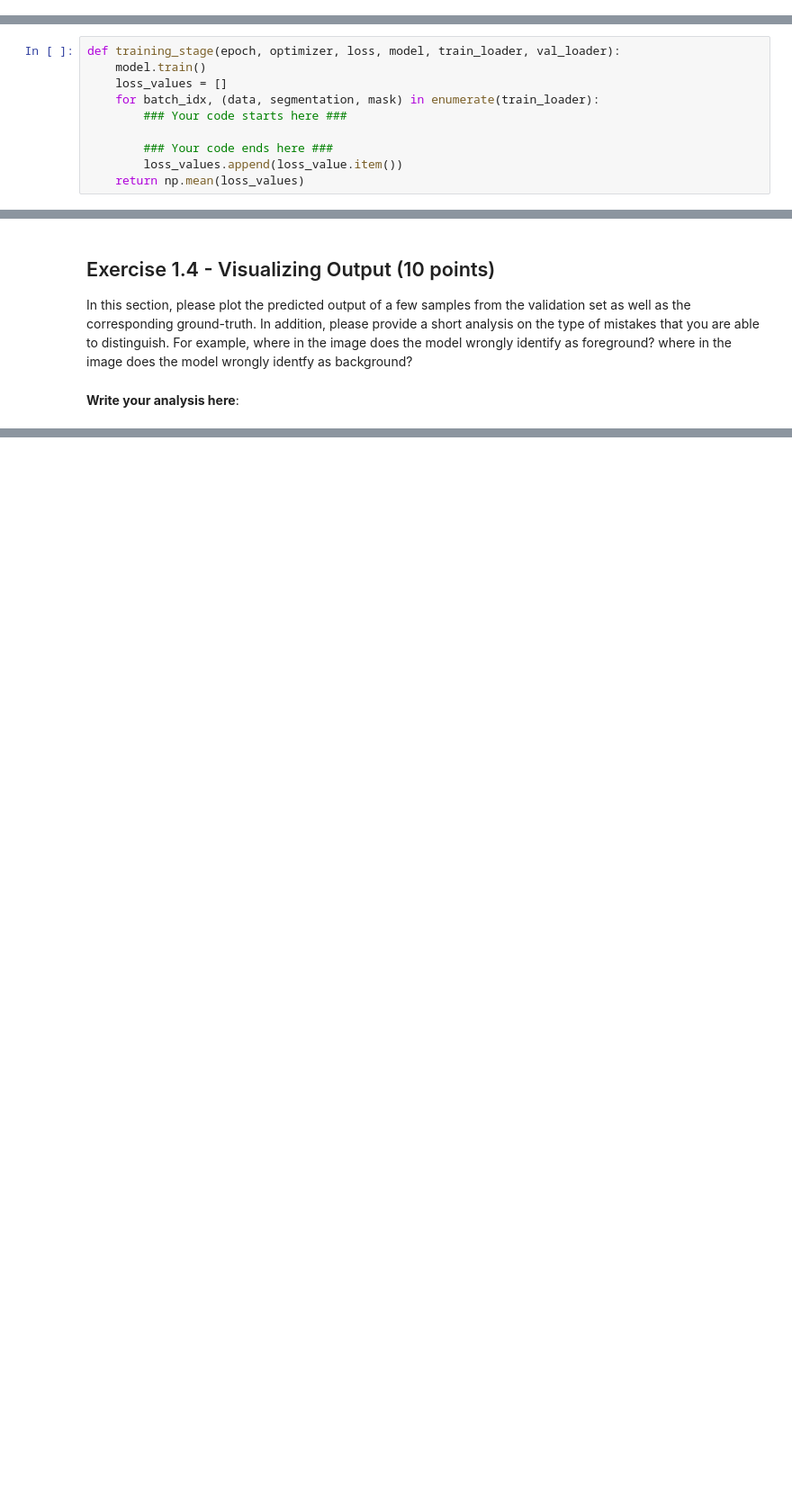
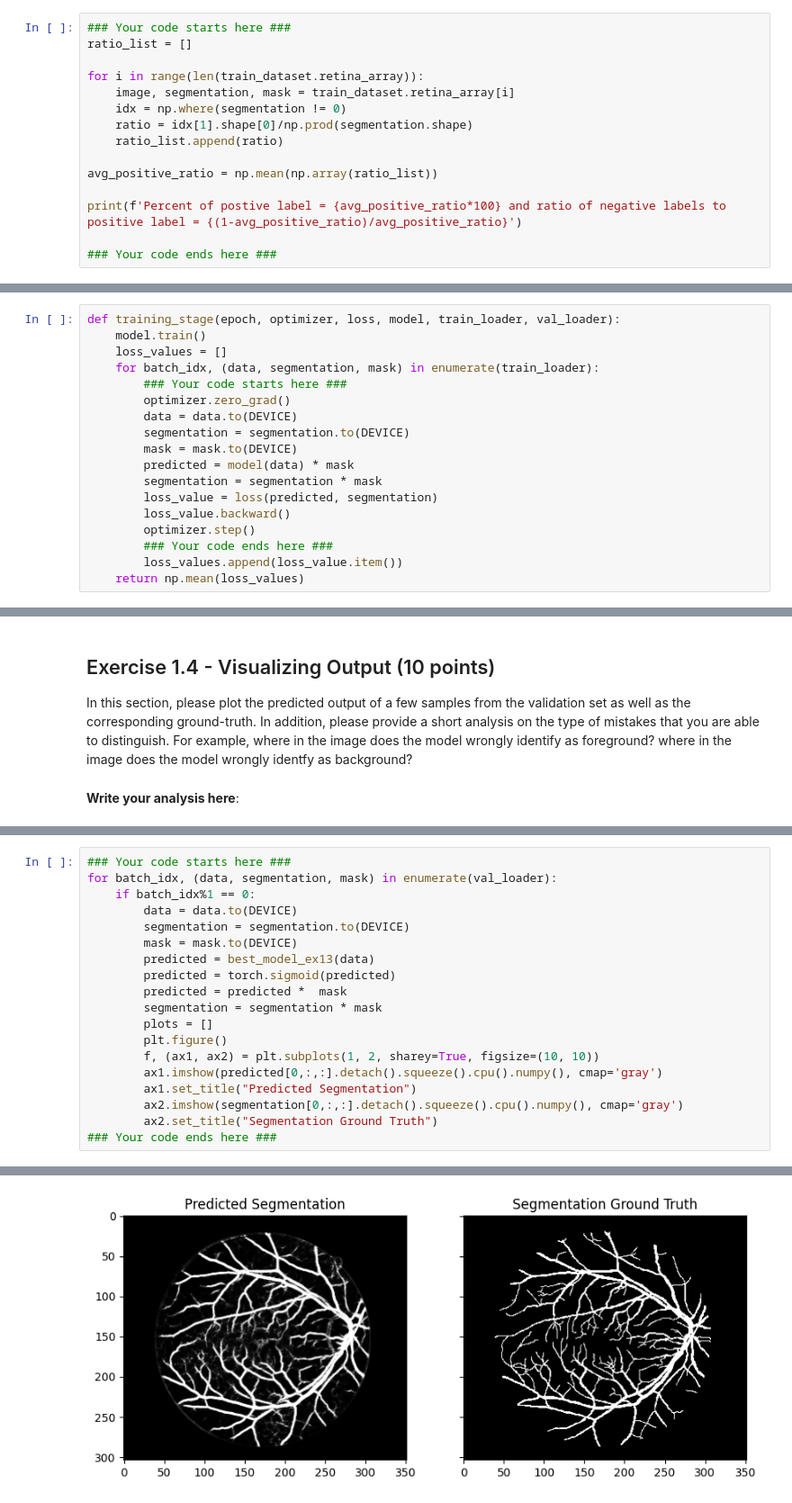
Before and after one commit to j-void/ECE-6960, a Jupyter notebook: assignment3/Assignment3.ipynb, the cells around one changed output, grey strips where cells are left out. Shown at 90% size. Drawn from its saved outputs; the diff is of its cells as text; blank space fills up the shorter version.

```diff
--- a/assignment3/Assignment3.ipynb
+++ b/assignment3/Assignment3.ipynb
@@ -432,0 +438,15 @@ In many real world applications, the dataset tends to be imbalanced. It is also
+# %%
+### Your code starts here ###
+ratio_list = []
+
+for i in range(len(train_dataset.retina_array)):
+    image, segmentation, mask = train_dataset.retina_array[i]
+    idx = np.where(segmentation != 0)
+    ratio = idx[1].shape[0]/np.prod(segmentation.shape)
+    ratio_list.append(ratio)
+
+avg_positive_ratio = np.mean(np.array(ratio_list))
+
+print(f'Percent of postive label = {avg_positive_ratio*100} and ratio of negative labels to positive label = {(1-avg_positive_ratio)/avg_positive_ratio}')
+
+### Your code ends here ###
@@ -462,7 +600,15 @@ def training_stage(epoch, optimizer, loss, model, train_loader, val_loader):
     loss_values = []
     for batch_idx, (data, segmentation, mask) in enumerate(train_loader):
         ### Your code starts here ###
-
+        optimizer.zero_grad()
+        data = data.to(DEVICE)
+        segmentation = segmentation.to(DEVICE)
+        mask = mask.to(DEVICE)
+        predicted = model(data) * mask
+        segmentation = segmentation * mask
+        loss_value = loss(predicted, segmentation)
+        loss_value.backward()
+        optimizer.step()
         ### Your code ends here ###
         loss_values.append(loss_value.item())
     return np.mean(loss_values)
@@ -506,0 +671,20 @@ In this section, please plot the predicted output of a few samples from the vali
+# %%
+### Your code starts here ###
+for batch_idx, (data, segmentation, mask) in enumerate(val_loader):
+    if batch_idx%1 == 0:
+        data = data.to(DEVICE)
+        segmentation = segmentation.to(DEVICE)
+        mask = mask.to(DEVICE)
+        predicted = best_model_ex13(data)
+        predicted = torch.sigmoid(predicted)
+        predicted = predicted *  mask
+        segmentation = segmentation * mask
+        plots = []
+        plt.figure()
+        f, (ax1, ax2) = plt.subplots(1, 2, sharey=True, figsize=(10, 10))
+        ax1.imshow(predicted[0,:,:].detach().squeeze().cpu().numpy(), cmap='gray')
+        ax1.set_title("Predicted Segmentation")
+        ax2.imshow(segmentation[0,:,:].detach().squeeze().cpu().numpy(), cmap='gray')
+        ax2.set_title("Segmentation Ground Truth")
+### Your code ends here ###
+# %% [output]
@@ -506,0 +692 @@ In this section, please plot the predicted output of a few samples from the vali
+[figure, added]
```
Also changed, not shown: parts of 14 cells of this notebook, 2 other files.
